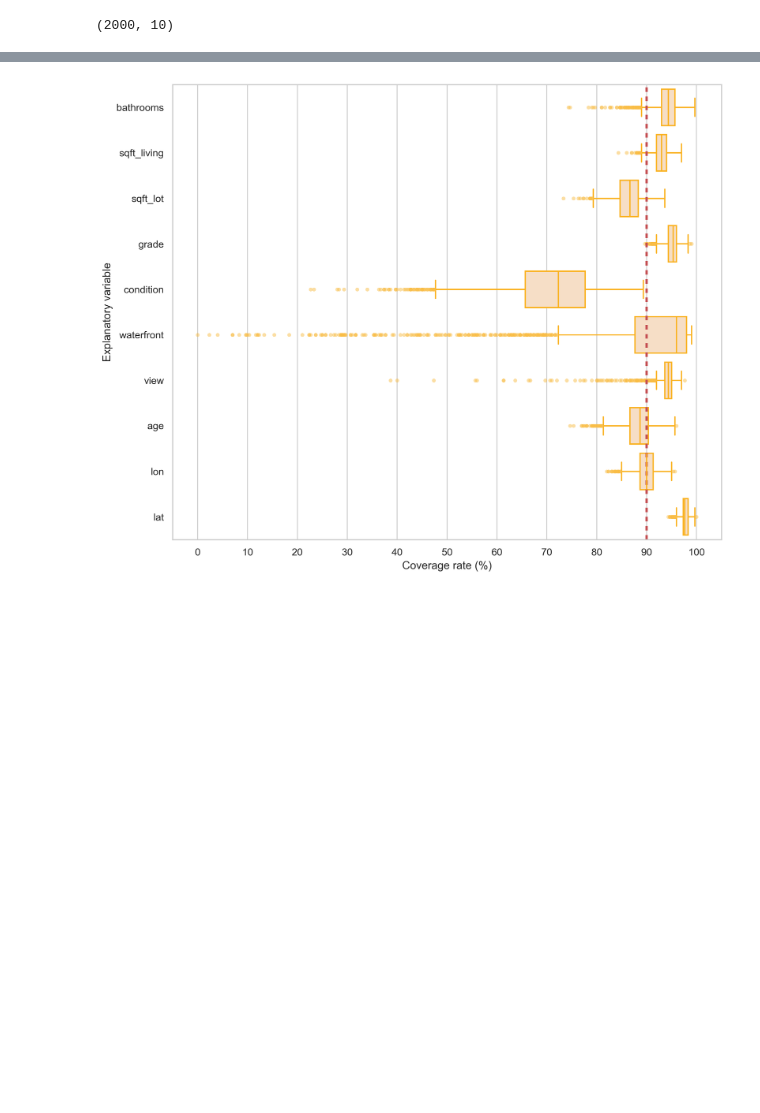
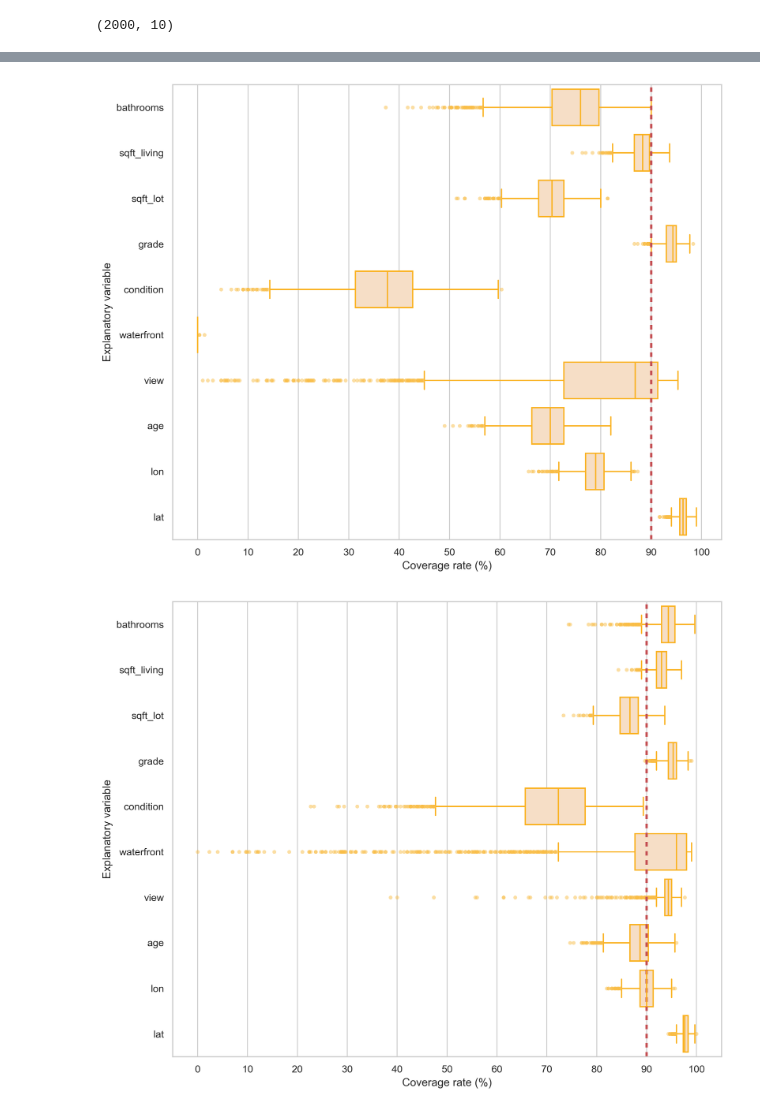
Before and after one commit to Vezarachan/GeoXCP, a Jupyter notebook: examples/seattle_house_price/seattle_house_price_coverage_bootstrap.ipynb, the cells around one changed output, grey strips where cells are left out. Cells and saved outputs as stored; diff of their text form; code cells hidden in the pictures; blank space fills up the shorter version.

```diff
--- a/examples/seattle_house_price/seattle_house_price_coverage_bootstrap.ipynb
+++ b/examples/seattle_house_price/seattle_house_price_coverage_bootstrap.ipynb
@@ -253,6 +255,30 @@ array(['Adobe Devanagari', 'Adobe Devanagari', 'Adobe Devanagari',
        'Vladimir Script', 'Webdings', 'Wide Latin', 'Wingdings',
        'Wingdings 2', 'Wingdings 3', 'YouYuan', 'Yu Gothic', 'Yu Gothic',
        'Yu Gothic', 'Yu Gothic', 'ZWAdobeF'], dtype='<U31')
+# %%
+sns.set_theme(style='whitegrid')
+
+fig, ax = plt.subplots(dpi=300, figsize=(10, 8))
+
+plt.rcParams['font.family'] = ['SF Pro Text']
+plt.rcParams['font.size'] = 20
+
+sns.boxplot(coverage_rate_df_, y='Feature', x='Coverage Rate (%)', linewidth=1.4, color='#fedebe', fliersize=4,
+            linecolor='#fab11e',
+            flierprops={'markerfacecolor': '#f9be48', 'linewidth': .02, 'alpha': 0.5, 'markeredgewidth': 0.08}, ax=ax)
+
+ax.set_xlabel('Coverage rate (%)')
+ax.set_ylabel('Explanatory variable')
+
+ax.axvline(90, color='r', dashes=(2, 2), linewidth=2.5)
+
+ax.set_xticks(np.arange(0, 101, 10))
+
+plt.tight_layout()
+
+plt.savefig('../Figure_X_coverage_boxplot_re_new_k_xgboost.pdf', dpi=300, bbox_inches='tight')
+# %% [output]
+[figure, added]
 # %%
 sns.set_theme(style='whitegrid')
 
```
Also changed, not shown: parts of 8 cells of this notebook, 22 other files.
